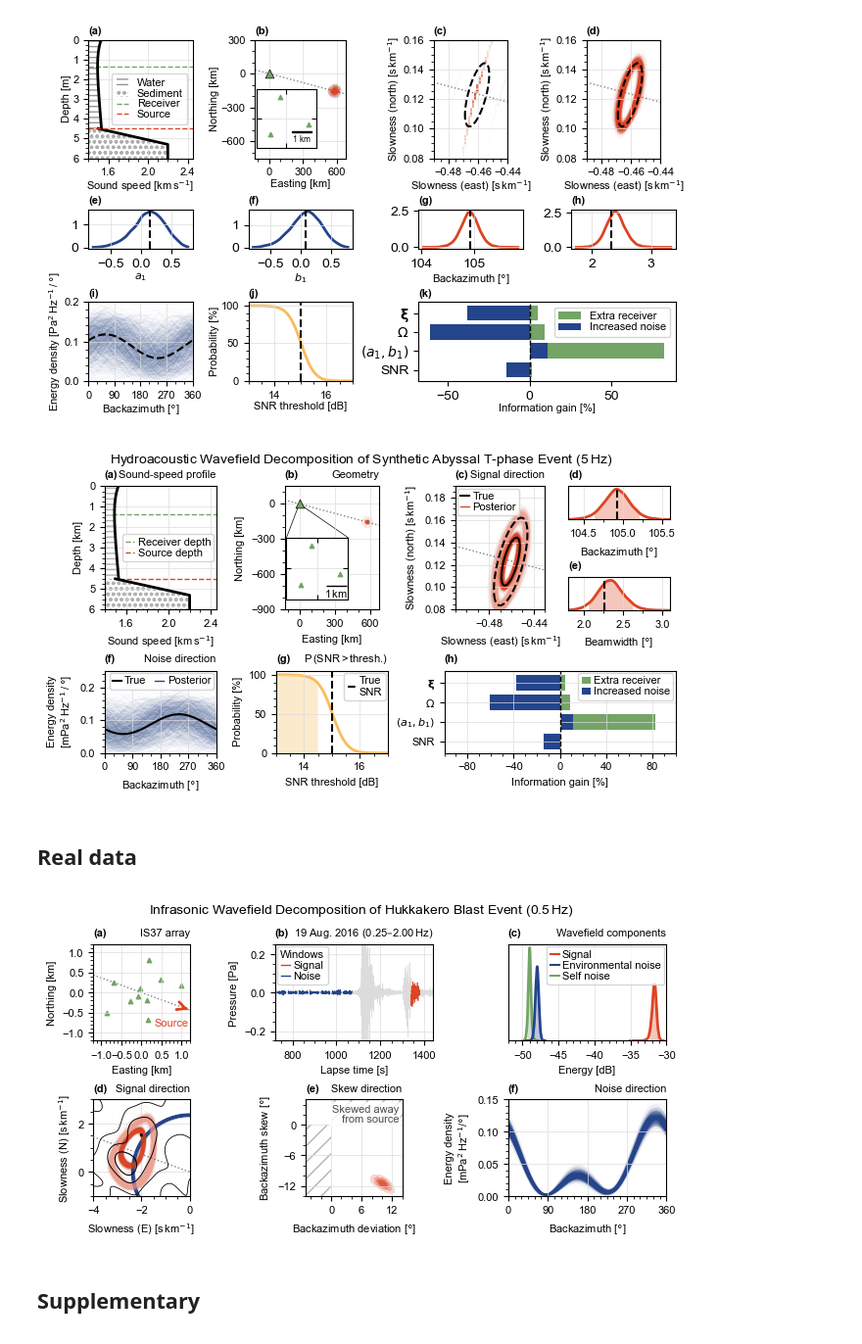
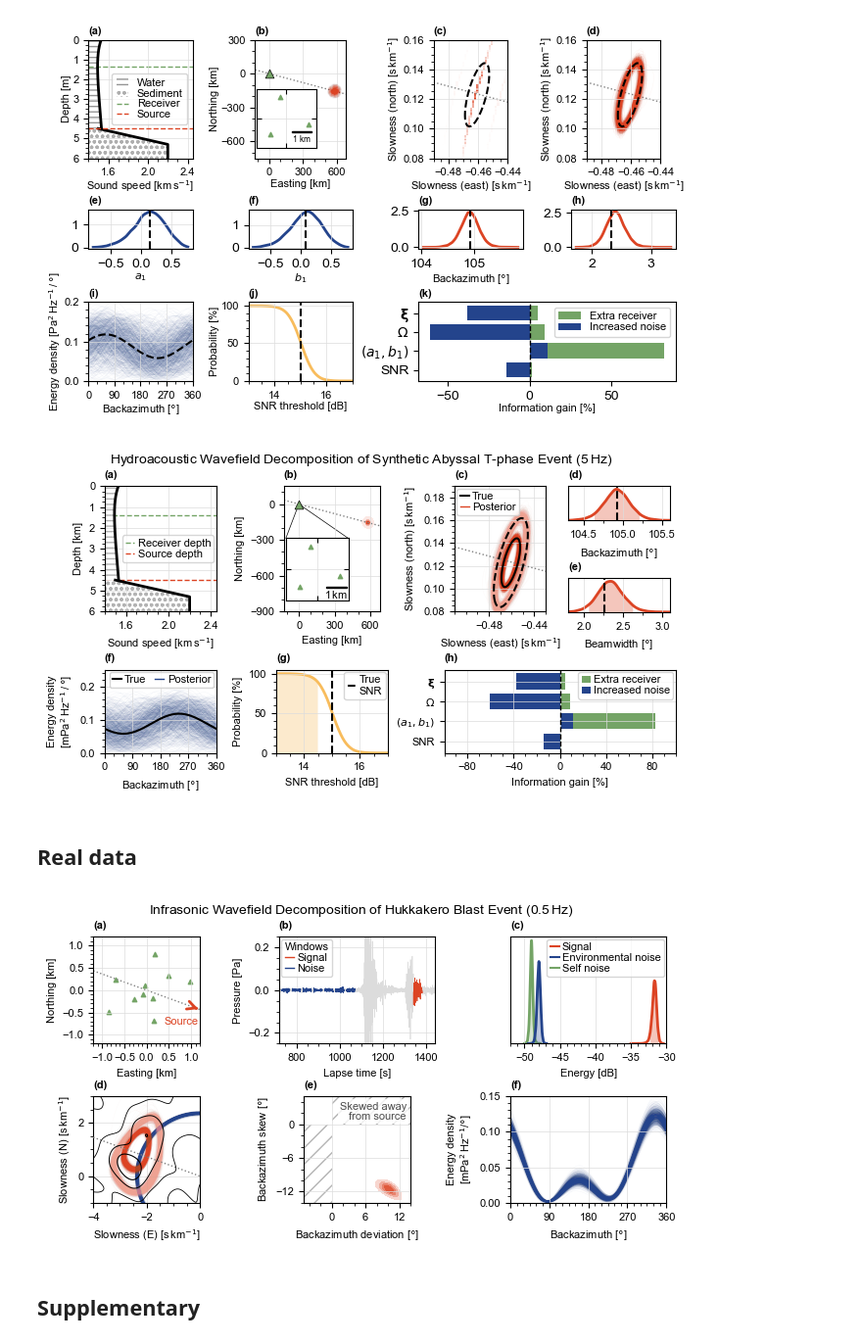
Before and after one commit to Claudia-Elijas/topophone2, a Jupyter notebook: docs/source/examples/figs_JASA-EL.ipynb, the cells around one changed output. Shown at 98% size. Saved outputs shown, nothing was run; the diff lists cells and outputs as text; code cells hidden in the pictures.

Commit message:
Removed subplot titles.

```diff
--- a/docs/source/examples/figs_JASA-EL.ipynb
+++ b/docs/source/examples/figs_JASA-EL.ipynb
@@ -516,7 +519,7 @@ for ax, title, xlab, ylab in zip(axs,
         "Energy density\n"+r"[mPa$^2$$\,$Hz$^{-1}$$\,$/$\,\degree$]", r"Probability [%]", None
     ]
 ):
-    if (title is not None): ax.set_title(title, loc='right', fontsize=small)
+    # if (title is not None): ax.set_title(title, loc='right', fontsize=small)
     if (xlab is not None): ax.set_xlabel(xlab, fontsize=small)
     if (ylab is not None): ax.set_ylabel(ylab, fontsize=small)
 
@@ -790,7 +793,7 @@ fig.get_layout_engine().set(h_pad=0.01, hspace=0.0)
 fig.show()
 fig.savefig('./data/figures/Figure_1.pdf', dpi=300, bbox_inches='tight')
 # %% [output]
-[figure, old version]
+[figure, new version]
 # %% [markdown]
 ## Real data
 # %%
@@ -1028,7 +1031,7 @@ for ax, title, xlab, ylab in zip(axs,
         r"Slowness (N) [s$\,$km$^{-1}$]", r"Backazimuth skew [$\degree$]", "Energy density\n"+r"[mPa$^2$$\,$Hz$^{-1}$/$\degree$]"
     ]
 ):
-    if (title is not None): ax.set_title(title, loc='right', fontsize=small)
+    # if (title is not None): ax.set_title(title, loc='right', fontsize=small)
     if (xlab is not None):  ax.set_xlabel(xlab, fontsize=small)
     if (ylab is not None):  ax.set_ylabel(ylab, fontsize=small)
 
@@ -1232,34 +1235,34 @@ for xy, w, h, hatch in regions:
     axs[4].add_patch(Rectangle(
         xy, w, h,
         facecolor='none', edgecolor=hc, hatch=hatch,
         linewidth=0.0, zorder=1.4
     ))
 axs[4].annotate(
     'Skewed away\nfrom source',
     xy=(0.95*x1, 0.8*y1),
     ha='right', va='top',
     fontsize=small, color='0.3', linespacing=1.0,
     bbox=dict(boxstyle='square,pad=0.2', facecolor='white', edgecolor='none', alpha=0.8),
     zorder=3
 )
 
 
 #________ PLOT: NOISE FIELD ________#
 
 for i in range(1000):
     axs[5].plot(
         baz, 1e6*rho[i] * 10**(w_n2[i]/10) * np.pi/180,
         color=theme[2], lw=0.3, alpha=0.05,
         zorder=1, rasterized=True
     )
 
 #__ Spacing __
-# fig.get_layout_engine().set(h_pad=0.01, hspace=0.0)
+fig.get_layout_engine().set(h_pad=0.01, hspace=0.0)
 
 #__ Show figure __
 fig.show()
 # fig.savefig('./data/figures/Figure_2.pdf', dpi=300, bbox_inches='tight')
 # %% [output]
-[figure, old version]
+[figure, new version]
 # %% [markdown]
 ## Supplementary
```
Also changed, not shown: parts of 1 cell of this notebook, 2 other files.
